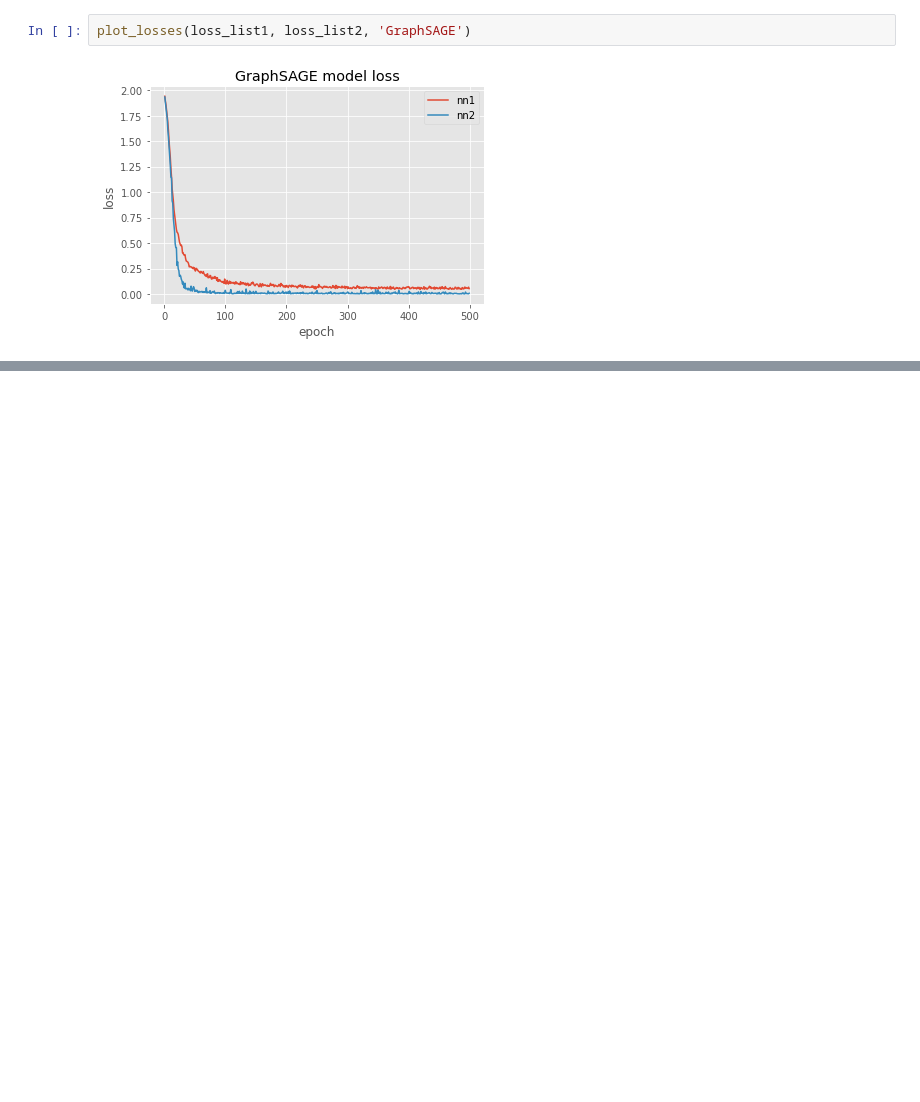
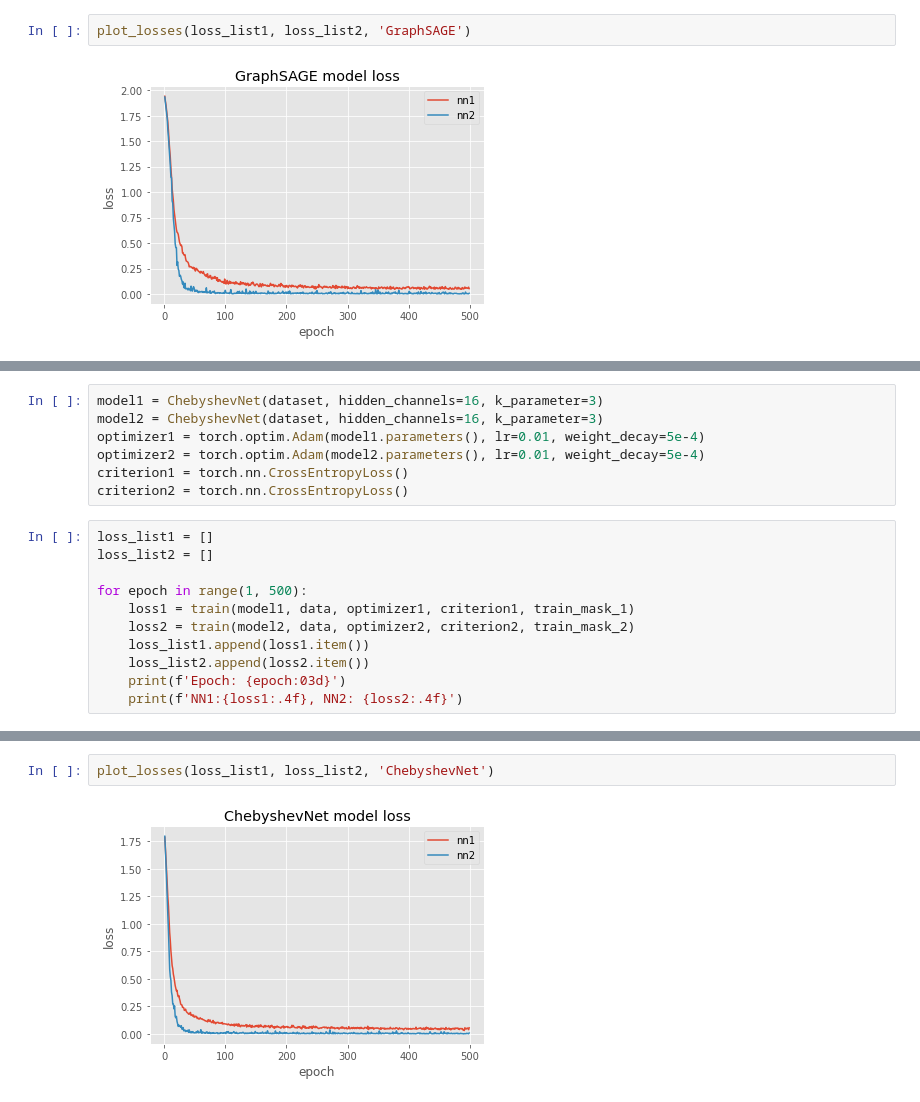
Before and after one commit to SuleymanSuleymanzade/SuleymanSuleymanzade-Estimating_PageRank_By_Zone_Partitioning, a Jupyter notebook: Experiment2.ipynb, the cells around one changed output, grey strips where cells are left out. Cells and saved outputs as stored; diff of their text form; blank space fills up the shorter version.

```diff
--- a/Experiment2.ipynb
+++ b/Experiment2.ipynb
@@ -311,0 +411,18 @@ weighted avg       1.00      0.85      0.92       420
+# %%
+model1 = ChebyshevNet(dataset, hidden_channels=16, k_parameter=3)
+model2 = ChebyshevNet(dataset, hidden_channels=16, k_parameter=3)
+optimizer1 = torch.optim.Adam(model1.parameters(), lr=0.01, weight_decay=5e-4)
+optimizer2 = torch.optim.Adam(model2.parameters(), lr=0.01, weight_decay=5e-4)
+criterion1 = torch.nn.CrossEntropyLoss()
+criterion2 = torch.nn.CrossEntropyLoss()
+# %%
+loss_list1 = []
+loss_list2 = []
+
+for epoch in range(1, 500):
+    loss1 = train(model1, data, optimizer1, criterion1, train_mask_1)
+    loss2 = train(model2, data, optimizer2, criterion2, train_mask_2)
+    loss_list1.append(loss1.item())
+    loss_list2.append(loss2.item())
+    print(f'Epoch: {epoch:03d}')
+    print(f'NN1:{loss1:.4f}, NN2: {loss2:.4f}')
@@ -311,0 +447,4 @@ weighted avg       1.00      0.85      0.92       420
+# %%
+plot_losses(loss_list1, loss_list2, 'ChebyshevNet')
+# %% [output]
+[figure, added]
```
Also changed, not shown: parts of 17 cells of this notebook.
